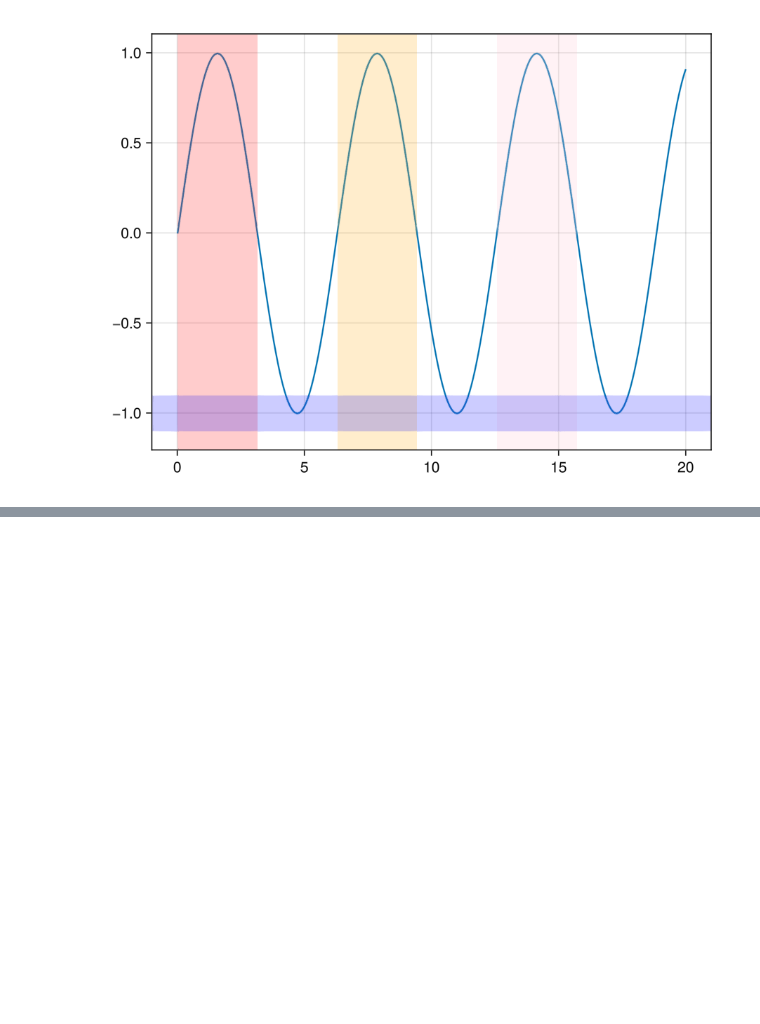
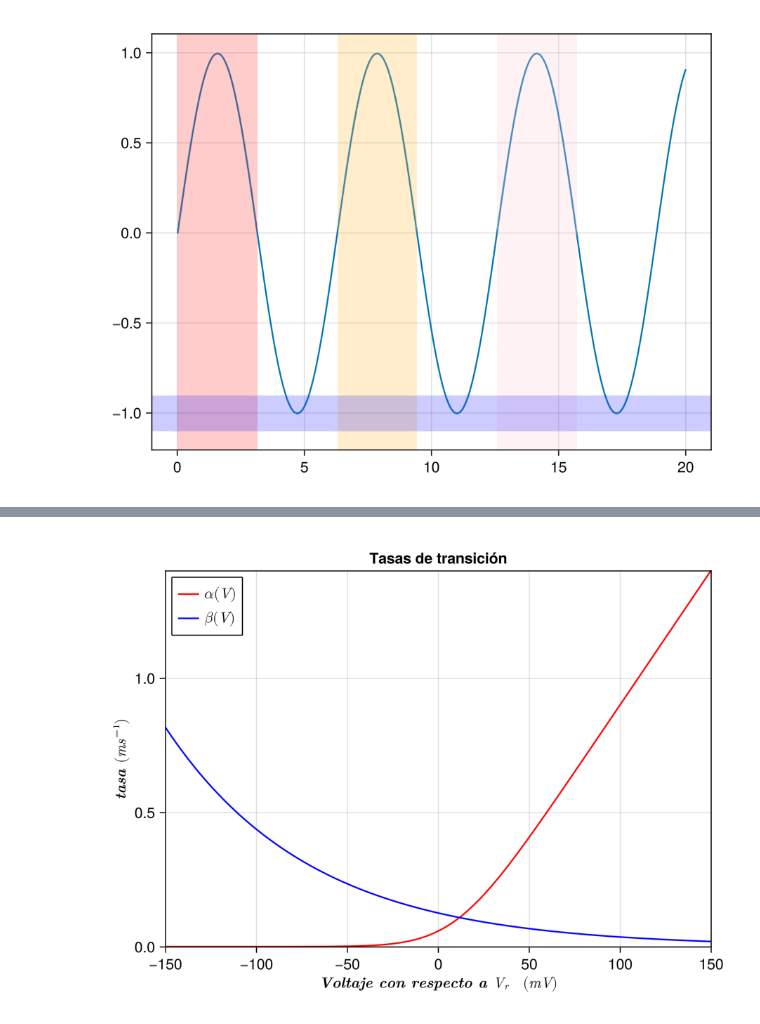
Before and after one commit to curenosm/RN-20242, a Jupyter notebook: RedesNeuronalesJuliaFCiencias/src/julia-notebooks/00_modelo_hudgkin_huxley/modelo_de_hodgkin_huxley.ipynb, the cells around one changed output, grey strips where cells are left out. Cells and saved outputs as stored; diff of their text form; code cells hidden in the pictures; blank space fills up the shorter version.

```diff
--- a/RedesNeuronalesJuliaFCiencias/src/julia-notebooks/00_modelo_hudgkin_huxley/modelo_de_hodgkin_huxley.ipynb
+++ b/RedesNeuronalesJuliaFCiencias/src/julia-notebooks/00_modelo_hudgkin_huxley/modelo_de_hodgkin_huxley.ipynb
@@ -15,3 +21,16 @@ hspan!(-1.1, -0.9, color = (:blue, 0.2))
 current_figure()
 # %% [output]
 [figure]
+# %%
+using GLMakie
+
+# Definimos las funciones de probabilidad
+function alpha_n(V)
+    if abs(V - 10) < 0.01
+        return 0.1
+    end
+    0.01 * (10 - V) / (exp((10 - V) / 10) - 1)
+end
+
+
+beta_n(V) = 0.125 * exp(-V / 80)
@@ -17,0 +96,30 @@ current_figure()
+# %%
+V = -150:0.1:150
+alpha = alpha_n.(V)
+beta = beta_n.(V)
+
+fig = Figure()
+ax = Axis(
+    fig[1, 1],
+    title="Tasas de transición",
+    xlabel=L"\textbf{Voltaje con respecto a } V_r \quad (mV)",
+    ylabel=L"\textbf{tasa } (ms^{-1})",)
+
+lines_red = lines!(V, alpha, color=:red, label=L"\alpha(V)")
+lines_blue = lines!(V, beta, color=:blue, label=L"\beta(V)")
+
+axislegend(ax, position=:lt)
+
+limits!(ax, -150, 150, 0, 1.4)
+
+#=
+Legend(
+    fig[1, 2],
+    [lines_blue, lines_red],
+    [L"\alpha(V)", L"\beta(V)"]
+)
+=#
+
+fig
+# %% [output]
+[figure, added]
```
Also changed, not shown: parts of 16 cells of this notebook, 8 other files.
